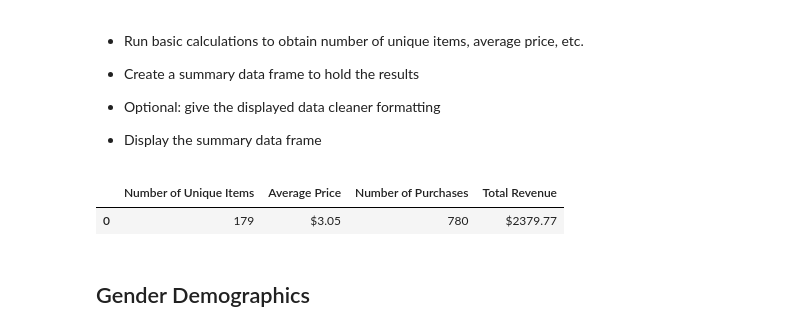
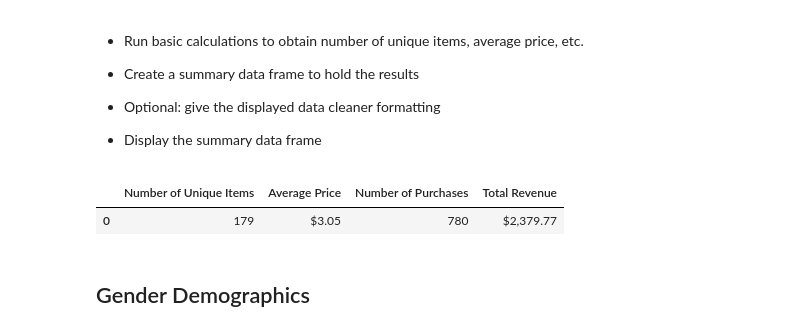
Before and after one commit to vgrose/pandas, a Jupyter notebook: pymoli_heroes/solved.ipynb, the cells around one changed output. Drawn from its saved outputs; the diff is of its cells as text; code cells hidden in the pictures.

```diff
--- a/pymoli_heroes/solved.ipynb
+++ b/pymoli_heroes/solved.ipynb
@@ -50,15 +51,18 @@ Total Players: 576
 # %%
 unique_items=len(purchase_data["Item Name"].unique())
 average_price=round(purchase_data["Price"].mean(),2)
 total_purchases=purchase_data["Purchase ID"].count()
 total_revenue=purchase_data["Price"].sum()
 
 
-d={"Number of Unique Items":[unique_items], "Average Price":[f"${average_price}"], "Number of Purchases":[total_purchases], "Total Revenue":[f"${total_revenue}"]}
-pd.DataFrame(d)
+d={"Number of Unique Items":[unique_items], "Average Price":[average_price], "Number of Purchases":[total_purchases], "Total Revenue":[total_revenue]}
+summary=pd.DataFrame(d)
+summary["Average Price"]=summary["Average Price"].map("${:,.2f}".format)
+summary["Total Revenue"]=summary["Total Revenue"].map("${:,.2f}".format)
+summary
 # %% [output]
 |  | Number of Unique Items | Average Price | Number of Purchases | Total Revenue |
-| 0 | 179 | $3.05 | 780 | $2379.77 |
+| 0 | 179 | $3.05 | 780 | $2,379.77 |
 # %% [markdown]
 ## Gender Demographics
 # %% [markdown]
```
Also changed, not shown: parts of 10 cells of this notebook.
